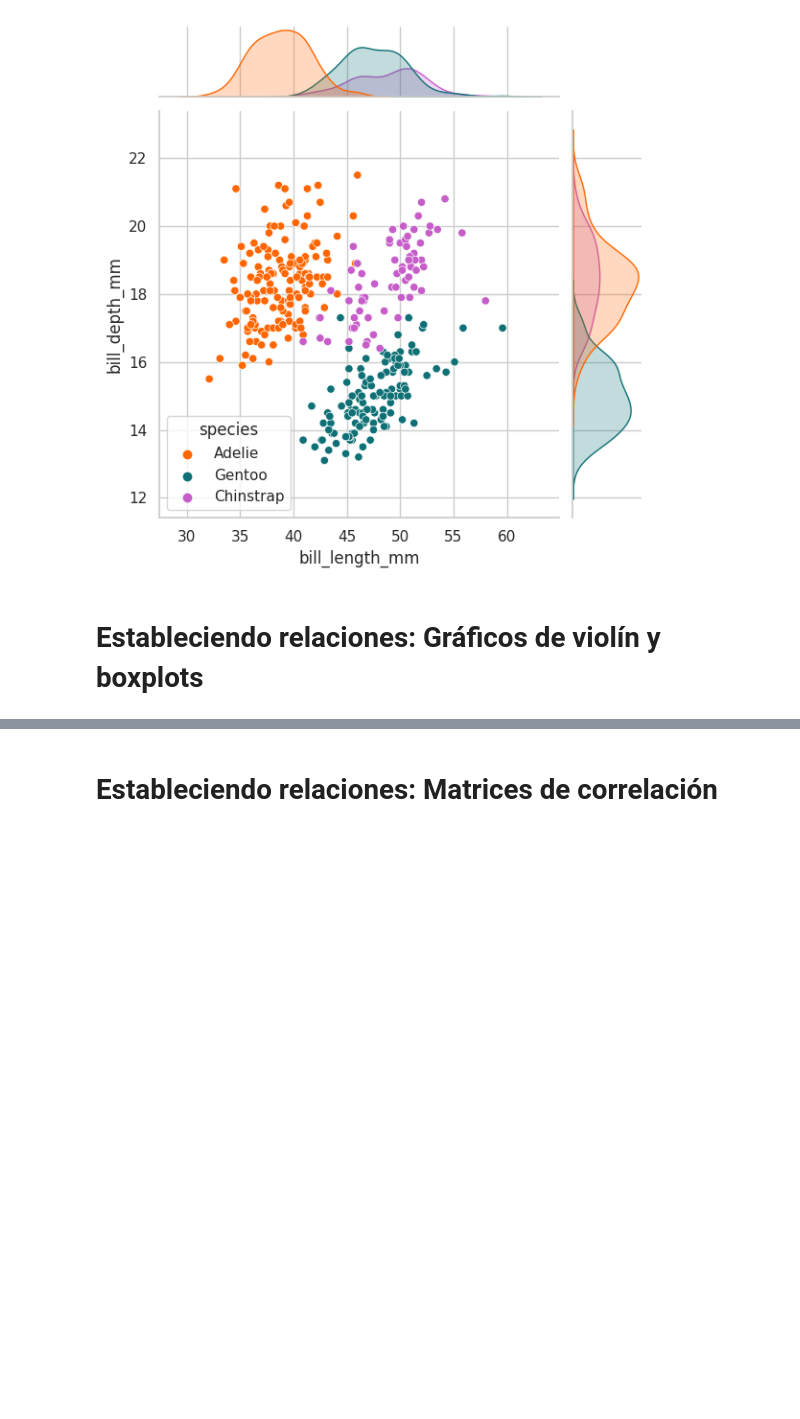
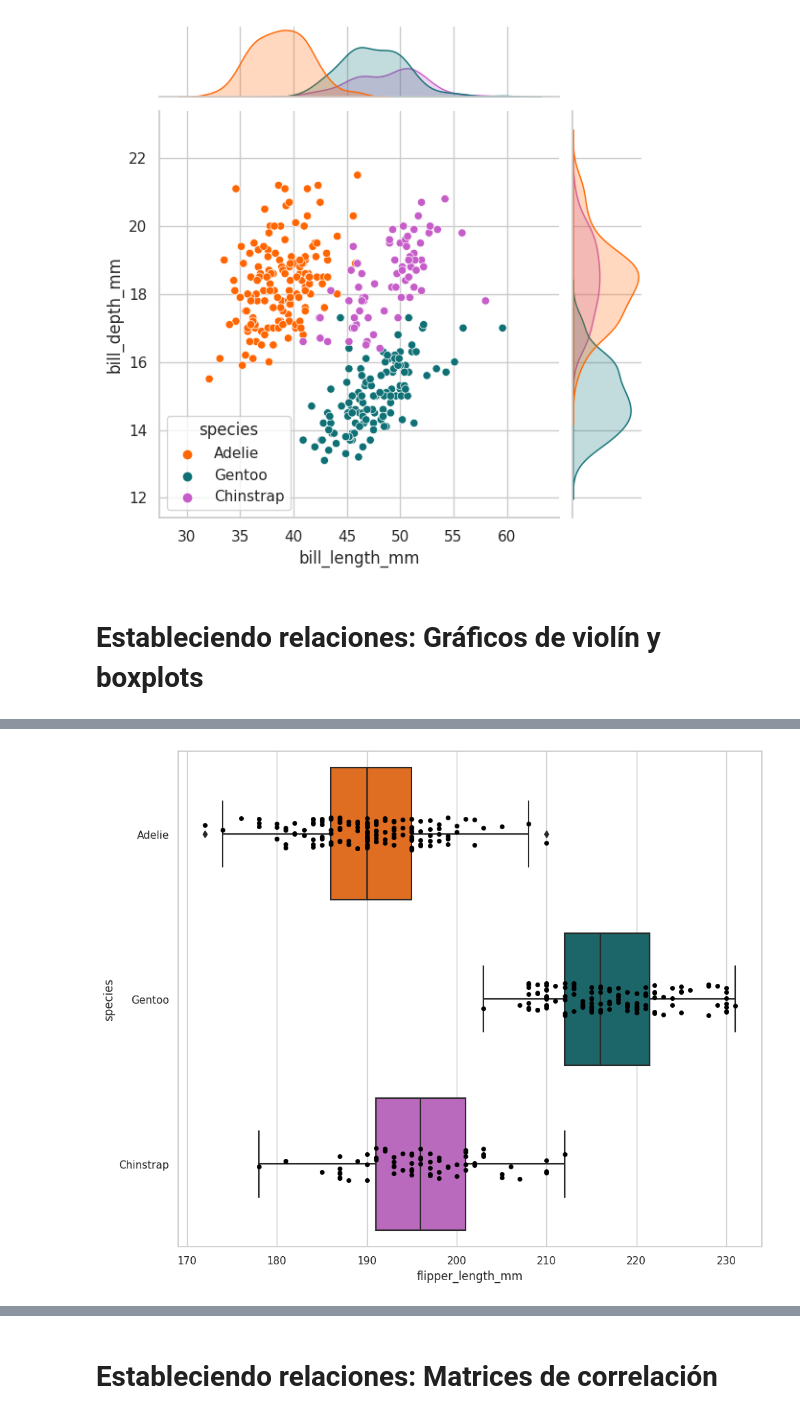
Before and after one commit to jariel17/curso-analisis-exploratorio-de-datos, a Jupyter notebook: 01-conociendo-nuestros-datos.ipynb, the cells around one changed output, grey strips where cells are left out. Drawn from its saved outputs; the diff is of its cells as text; code cells hidden in the pictures; blank space fills up the shorter version.

```diff
--- a/01-conociendo-nuestros-datos.ipynb
+++ b/01-conociendo-nuestros-datos.ipynb
@@ -1275,0 +1297,16 @@ sns.jointplot(
+# %%
+ax = sns.boxplot(
+    data=processed_penguins_df,
+    x='flipper_length_mm',
+    y='species',
+    palette=penguin_color
+)
+
+ax = sns.stripplot(
+    data=processed_penguins_df,
+    x='flipper_length_mm',
+    y='species',
+    color='black'
+)
+# %% [output]
+[figure, added]
```
Also changed, not shown: parts of 5 cells of this notebook.
